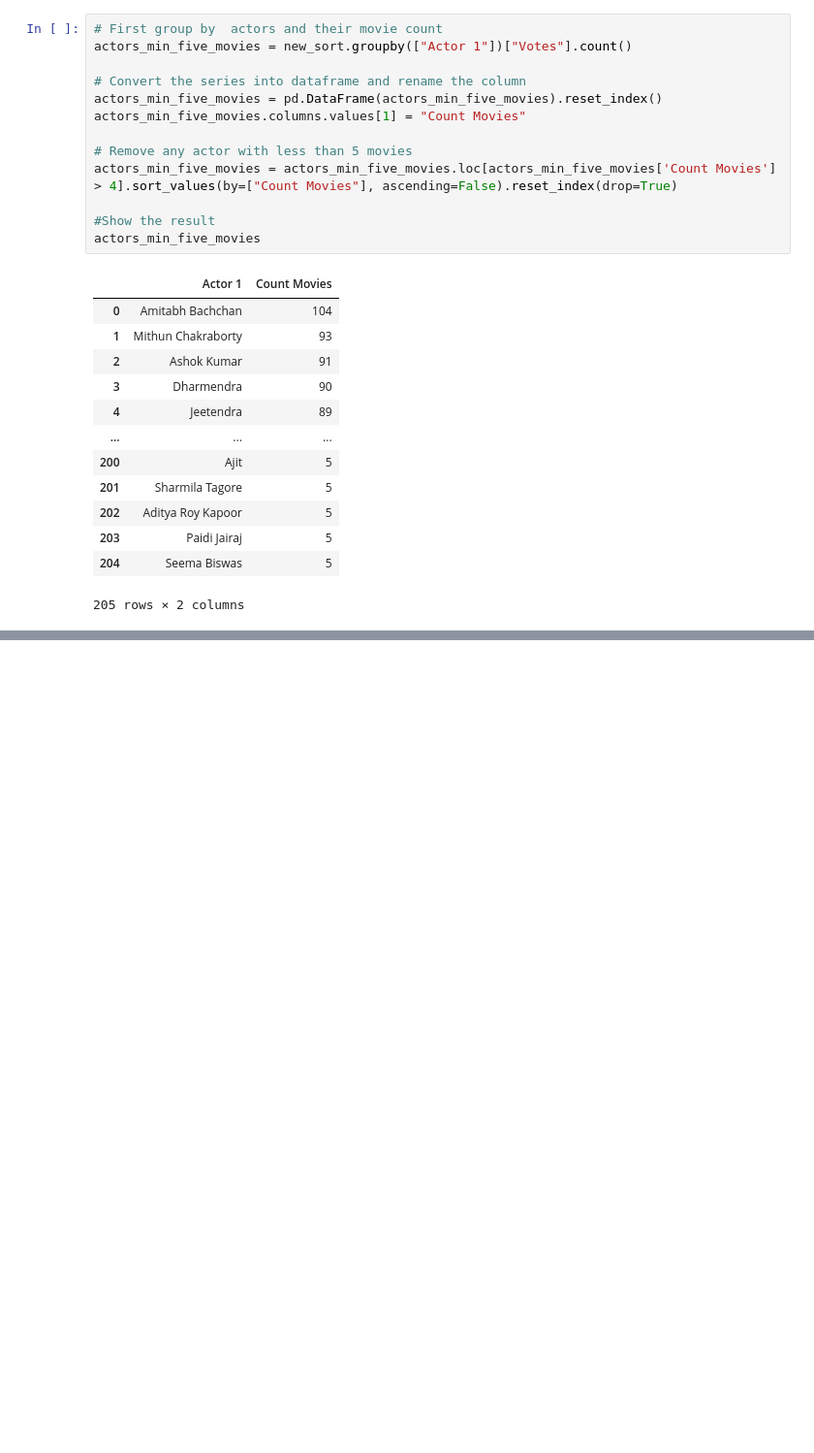
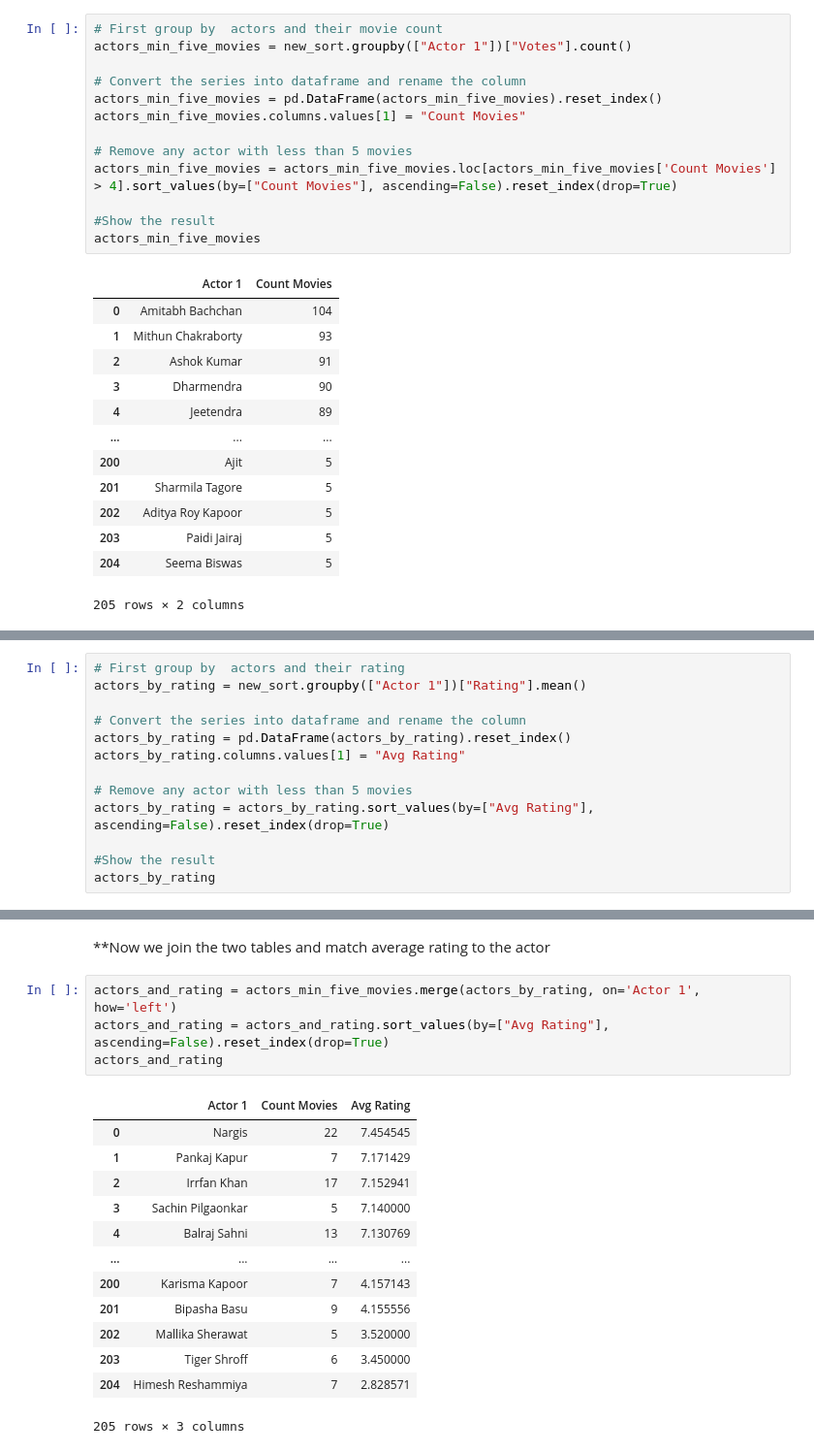
Before and after one commit to manaskocharekar/jupyter-notebooks, a Jupyter notebook: IMDb Movies India.ipynb, the cells around one changed output, grey strips where cells are left out. Shown at 97% size. Saved outputs shown, nothing was run; the diff lists cells and outputs as text; blank space fills up the shorter version.

Commit message:
Calculated and merged top actor 1 list by rating

```diff
--- a/IMDb Movies India.ipynb
+++ b/IMDb Movies India.ipynb
@@ -184,0 +187,13 @@ actors_min_five_movies
+# %%
+# First group by  actors and their rating
+actors_by_rating = new_sort.groupby(["Actor 1"])["Rating"].mean()
+
+# Convert the series into dataframe and rename the column
+actors_by_rating = pd.DataFrame(actors_by_rating).reset_index()
+actors_by_rating.columns.values[1] = "Avg Rating"
+
+# Remove any actor with less than 5 movies
+actors_by_rating = actors_by_rating.sort_values(by=["Avg Rating"], ascending=False).reset_index(drop=True)
+
+#Show the result
+actors_by_rating
@@ -184,0 +214,20 @@ actors_min_five_movies
+# %% [markdown]
+**Now we join the two tables and match average rating to the actor
+# %%
+actors_and_rating = actors_min_five_movies.merge(actors_by_rating, on='Actor 1', how='left')
+actors_and_rating = actors_and_rating.sort_values(by=["Avg Rating"], ascending=False).reset_index(drop=True)
+actors_and_rating
+# %% [output]
+|  | Actor 1 | Count Movies | Avg Rating |
+| 0 | Nargis | 22 | 7.454545 |
+| 1 | Pankaj Kapur | 7 | 7.171429 |
+| 2 | Irrfan Khan | 17 | 7.152941 |
+| 3 | Sachin Pilgaonkar | 5 | 7.140000 |
+| 4 | Balraj Sahni | 13 | 7.130769 |
+| ... | ... | ... | ... |
+| 200 | Karisma Kapoor | 7 | 4.157143 |
+| 201 | Bipasha Basu | 9 | 4.155556 |
+| 202 | Mallika Sherawat | 5 | 3.520000 |
+| 203 | Tiger Shroff | 6 | 3.450000 |
+| 204 | Himesh Reshammiya | 7 | 2.828571 |
+205 rows × 3 columns
```
Also changed, not shown: parts of 2 cells of this notebook.
